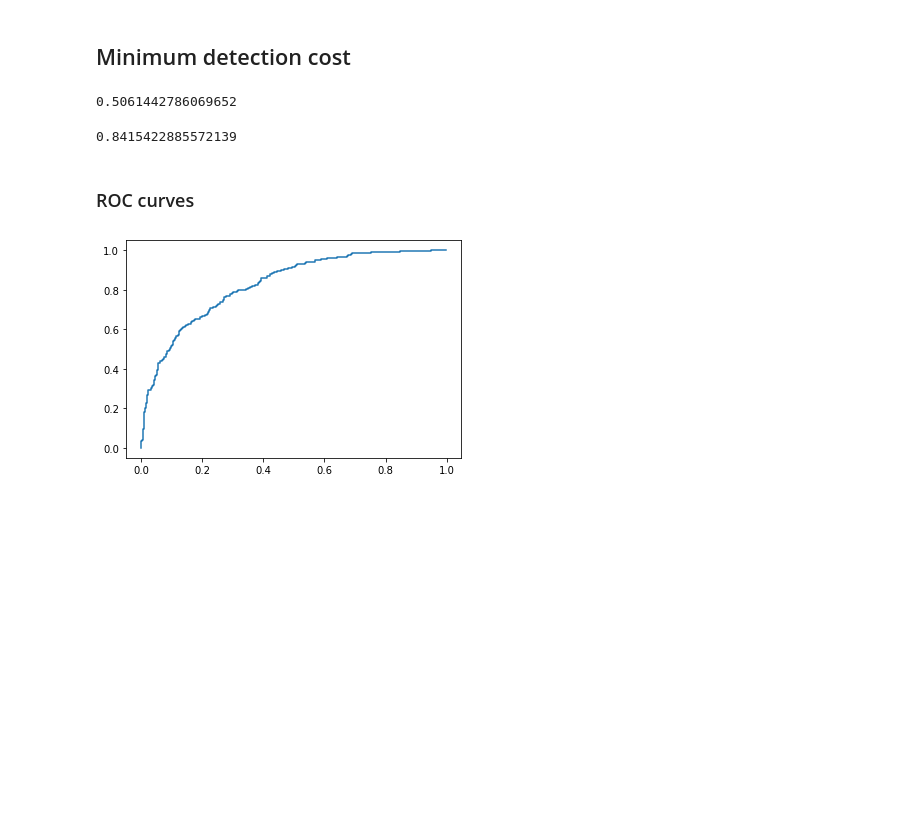
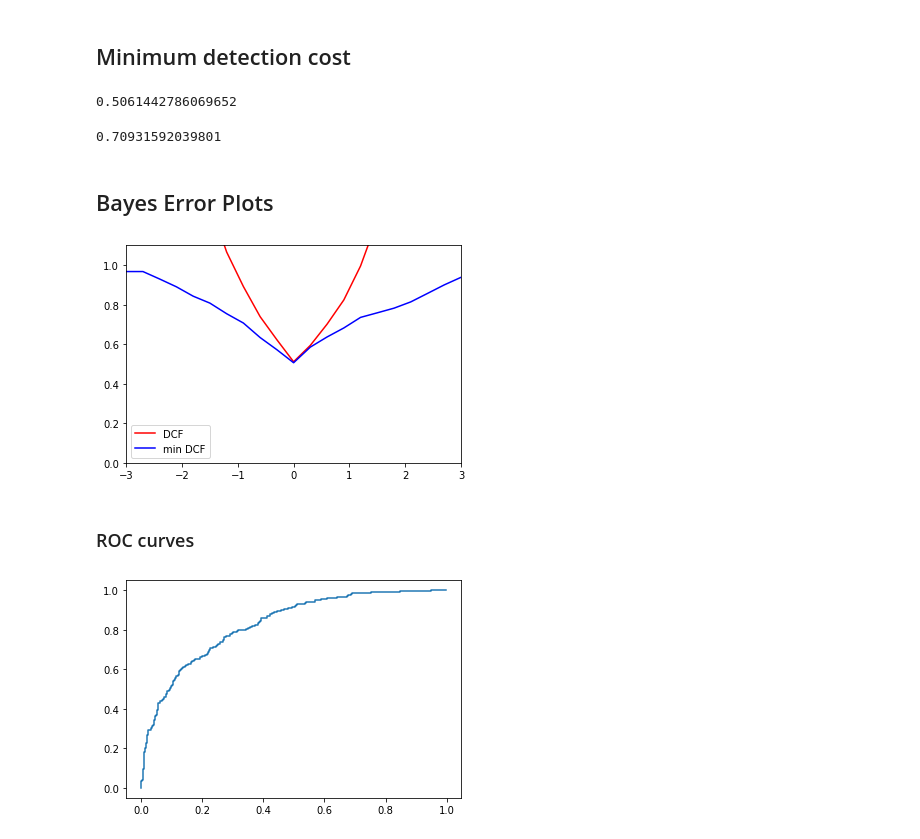
Before and after one commit to mattyred/poliTO-MachineLearningAndPatternRecognition, a Jupyter notebook: Labs/Lab_8/Lab_8.ipynb, the cells around one changed output. Drawn from its saved outputs; the diff is of its cells as text; code cells hidden in the pictures; blank space fills up the shorter version.

```diff
--- a/Labs/Lab_8/Lab_8.ipynb
+++ b/Labs/Lab_8/Lab_8.ipynb
@@ -89,11 +89,11 @@ def build_confusion_matrix(predicted_labels, actual_labels):
         i += 1
     return conf_matrix
 # %%
-def optimal_bayes_decision(pi1, Cfn, Cfp):
+def compute_optimalBayes_confusionMatrix(scores, actual_labels, pi1, Cfn, Cfp):
     conf_matrix = np.zeros(shape=(2,2))
     t = -np.log((pi1*Cfn)/((1-pi1)*Cfp))
-    predicted_labels = np.array(infpar_ll > t, dtype='int32')
-    return build_confusion_matrix(predicted_labels, infpar_labels)
+    predicted_labels = np.array(scores > t, dtype='int32')
+    return build_confusion_matrix(predicted_labels, actual_labels)
 # %%
 pi1 = 0.5
 Cfn=1
@@ -129,8 +129,8 @@ array([[302., 113.],
 # %% [markdown]
 ## Binary tas: evaulation
 # %%
-def compute_DCF(pi1, Cfn, Cfp):
-    M = optimal_bayes_decision(pi1,Cfn,Cfp)
+def compute_DCF(scores, actual_labels, pi1, Cfn, Cfp):
+    M = compute_optimalBayes_confusionMatrix(scores, actual_labels, pi1,Cfn,Cfp)
     fnr = M[0,1] / (M[0,1] + M[1,1])
     fpr = M[1,0] / (M[0,0] + M[1,0])
     return pi1 * Cfn * fnr + (1-pi1)*Cfp*fpr
@@ -149,9 +149,9 @@ compute_DCF(pi1, Cfn, Cfp)
 # %% [output]
 1.1178482587064678
 # %%
-def compute_normalized_DCF(pi1, Cfn, Cfp):
+def compute_normalized_DCF(scores, actual_labels, pi1, Cfn, Cfp):
     Bdummy = np.minimum(pi1*Cfn, (1-pi1)*Cfp)
-    return compute_DCF(pi1, Cfn, Cfp) / Bdummy
+    return compute_DCF(scores, actual_labels, pi1, Cfn, Cfp) / Bdummy
 # %%
 pi1 = 0.5
 Cfn=1
@@ -169,17 +169,18 @@ compute_normalized_DCF(pi1, Cfn, Cfp)
 # %% [markdown]
 ## Minimum detection cost
 # %%
-def compute_min_DCF(llr, actual_labels, pi1, Cfn, Cfp):
-    llr_sort = np.sort(llr)
+def compute_min_DCF(scores, actual_labels, pi1, Cfn, Cfp):
+    scores_sort = np.sort(scores)
     normDCFs = []
-    for i in llr_sort:
-        predicted_labels = np.where(llr > i+0.000001, 1, 0)
+    for i in scores_sort:
+        predicted_labels = np.where(scores > i+0.000001, 1, 0)
         M = build_confusion_matrix(predicted_labels, actual_labels)
         fnr = M[0,1] / (M[0,1] + M[1,1])
         fpr = M[1,0] / (M[0,0] + M[1,0])
         dcf = pi1 * Cfn * fnr + (1-pi1)*Cfp*fpr
         Bdummy = np.minimum(pi1*Cfn, (1-pi1)*Cfp)
-        normDCFs.append(dcf/Bdummy)
+        dcf_norm = dcf / Bdummy
+        normDCFs.append(dcf_norm)
     return min(normDCFs)
 # %%
 pi1 = 0.5
@@ -189,12 +190,30 @@ compute_min_DCF(infpar_ll, infpar_labels, pi1, Cfn, Cfp)
 # %% [output]
 0.5061442786069652
 # %%
-pi1 = 0.5
-Cfn=10
-Cfp=1
+pi1 = 0.8
+Cfn=1
+Cfp=10
 compute_min_DCF(infpar_ll, infpar_labels, pi1, Cfn, Cfp)
 # %% [output]
-0.8415422885572139
+0.70931592039801
+# %% [markdown]
+## Bayes Error Plots
+# %%
+effPriorLogOdds = np.linspace(-3, 3, 21)
+effPrior = 1 / (1+np.exp(-effPriorLogOdds))
+mindcf = []
+dcf = []
+for prior in effPrior:
+    mindcf.append(compute_min_DCF(infpar_ll, infpar_labels, prior, 1, 1))
+    dcf.append(compute_normalized_DCF(infpar_ll, infpar_labels, prior, 1, 1))
+plt.plot(effPriorLogOdds, dcf, label='DCF', color='r')
+plt.plot(effPriorLogOdds, mindcf, label='min DCF', color='b')
+plt.ylim([0, 1.1])
+plt.xlim([-3, 3])
+plt.legend(['DCF','min DCF'])
+plt.show()
+# %% [output]
+[figure, added]
 # %% [markdown]
 ### ROC curves
 # %%
```
Also changed, not shown: parts of 15 cells of this notebook, 1 other file.
